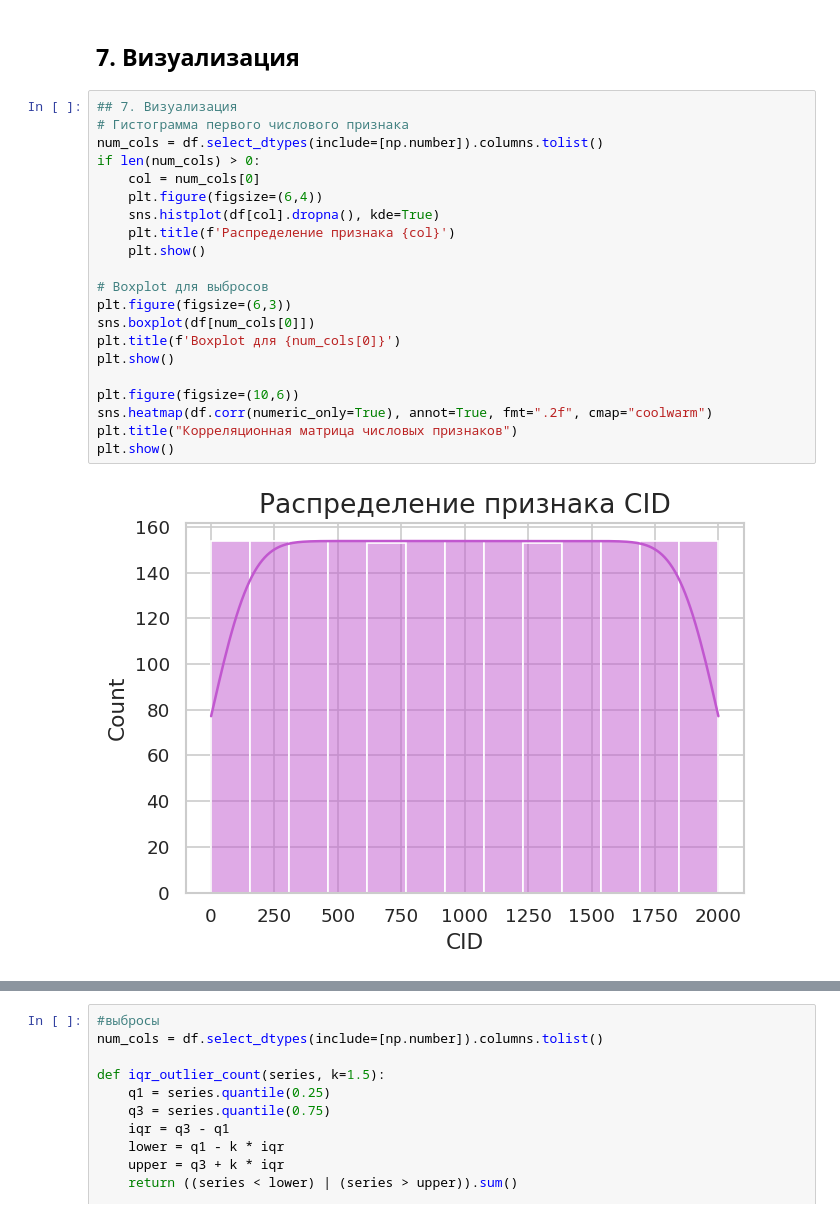
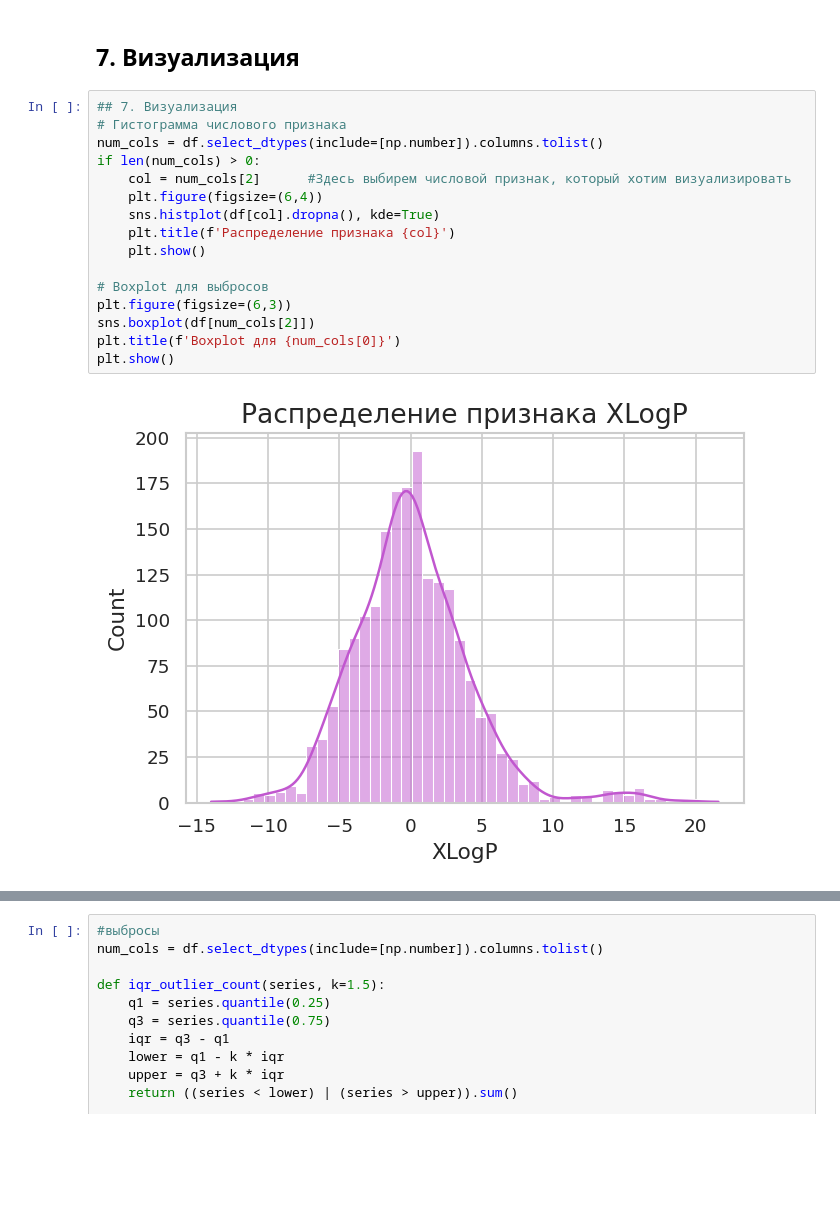
Before and after one commit to mikhailovaelizabeth/Data_engineering, a Jupyter notebook: notebooks/EDA.ipynb, the cells around one changed output, grey strips where cells are left out. Drawn from its saved outputs; the diff is of its cells as text; blank space fills up the shorter version.

```diff
--- a/notebooks/EDA.ipynb
+++ b/notebooks/EDA.ipynb
@@ -262,24 +263,19 @@ display(outlier_df.head(10))
 ## 7. Визуализация
 # %%
 ## 7. Визуализация
-# Гистограмма первого числового признака
+# Гистограмма числового признака
 num_cols = df.select_dtypes(include=[np.number]).columns.tolist()
 if len(num_cols) > 0:
-    col = num_cols[0]
+    col = num_cols[2]      #Здесь выбирем числовой признак, который хотим визуализировать
     plt.figure(figsize=(6,4))
     sns.histplot(df[col].dropna(), kde=True)
     plt.title(f'Распределение признака {col}')
     plt.show()
 
 # Boxplot для выбросов
 plt.figure(figsize=(6,3))
-sns.boxplot(df[num_cols[0]])
+sns.boxplot(df[num_cols[2]])
 plt.title(f'Boxplot для {num_cols[0]}')
 plt.show()
-
-plt.figure(figsize=(10,6))
-sns.heatmap(df.corr(numeric_only=True), annot=True, fmt=".2f", cmap="coolwarm")
-plt.title("Корреляционная матрица числовых признаков")
-plt.show()
 # %% [output]
-[figure, old version]
+[figure, new version]
```
Also changed, not shown: parts of 5 cells of this notebook.
